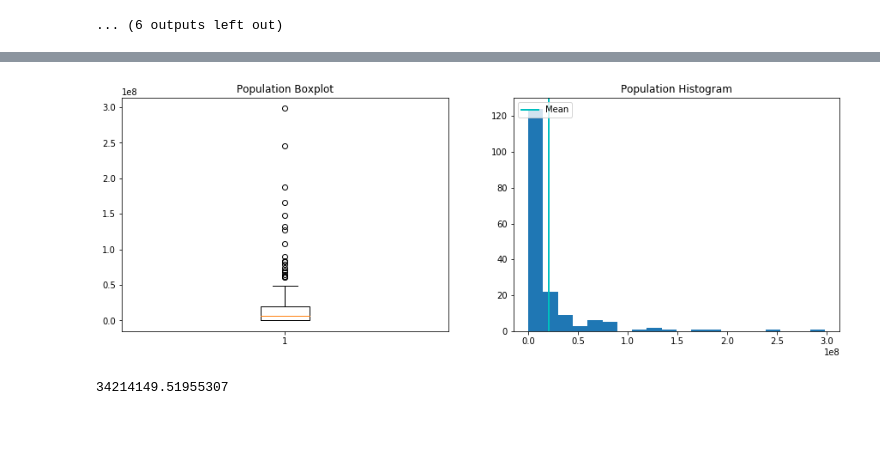
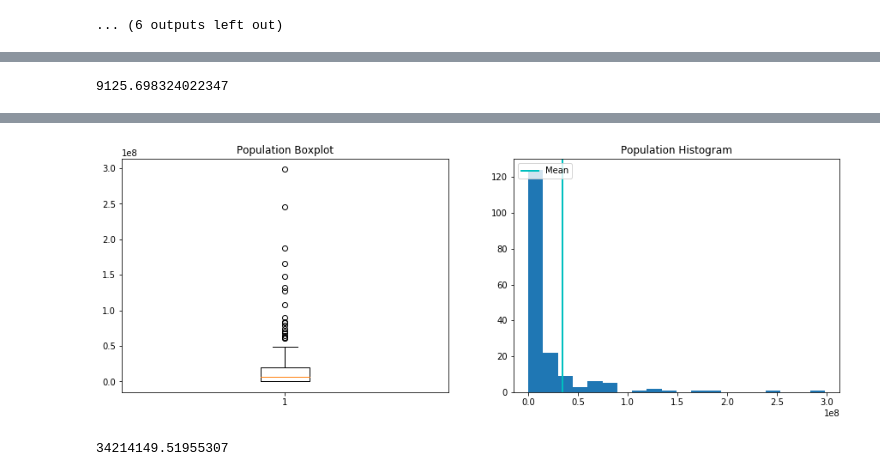
Before and after one commit to mbeckmanssf/Thinkful, a Jupyter notebook: Unit-3/Migration-Capstone.ipynb, the cells around one changed output, grey strips where cells are left out. Saved outputs shown, nothing was run; the diff lists cells and outputs as text; code cells hidden in the pictures; blank space fills up the shorter version.

```diff
--- a/Unit-3/Migration-Capstone.ipynb
+++ b/Unit-3/Migration-Capstone.ipynb
@@ -183,3 +204,7 @@ countries[countries['GDP ($ per capita)'] > 35000]
+# %%
+countries['GDP ($ per capita)'].mean()
+# %% [output]
+9125.698324022347
 # %%
 countries[countries['Population'] > 1e9]
 # %% [output]
@@ -189,21 +214,21 @@ countries[countries['Population'] > 1e9]
 # %%
 pop_smooth = countries.loc[countries['Population'] < 1e9]
 
 plt.figure(figsize=(15, 5))
 
 plt.subplot(1, 2, 1)
 plt.boxplot(pop_smooth["Population"].dropna(how = 'any'))
 plt.title('Population Boxplot')
 
 plt.subplot(1, 2, 2)
 plt.hist(pop_smooth['Population'].dropna(how = 'any'), bins=20)
-plt.axvline(pop_smooth['Population'].mean(), color='c', linestyle='solid', linewidth=2, label="Mean")
+plt.axvline(countries['Population'].mean(), color='c', linestyle='solid', linewidth=2, label="Mean")
 plt.legend(loc='upper left')
 plt.title('Population Histogram')
 
 plt.show()
 # %% [output]
-[figure, old version]
+[figure, new version]
 # %%
 countries['Population'].mean()
 # %% [output]
```
Also changed, not shown: parts of 20 cells of this notebook.
